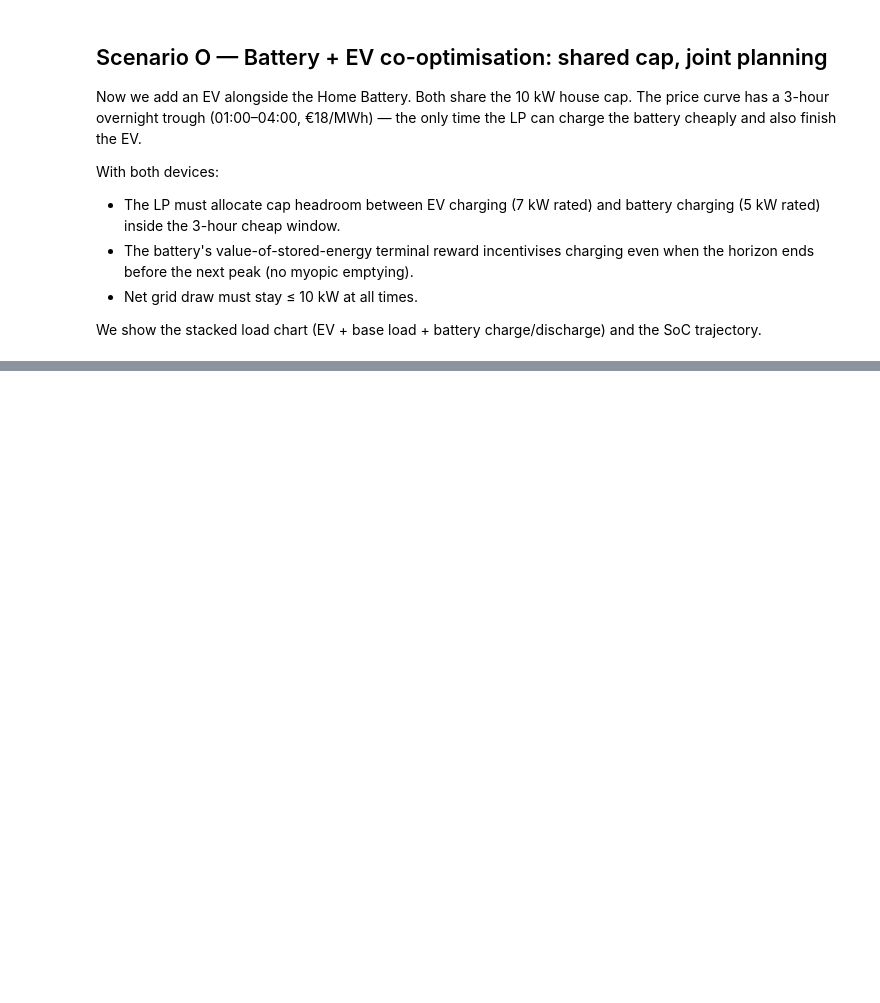
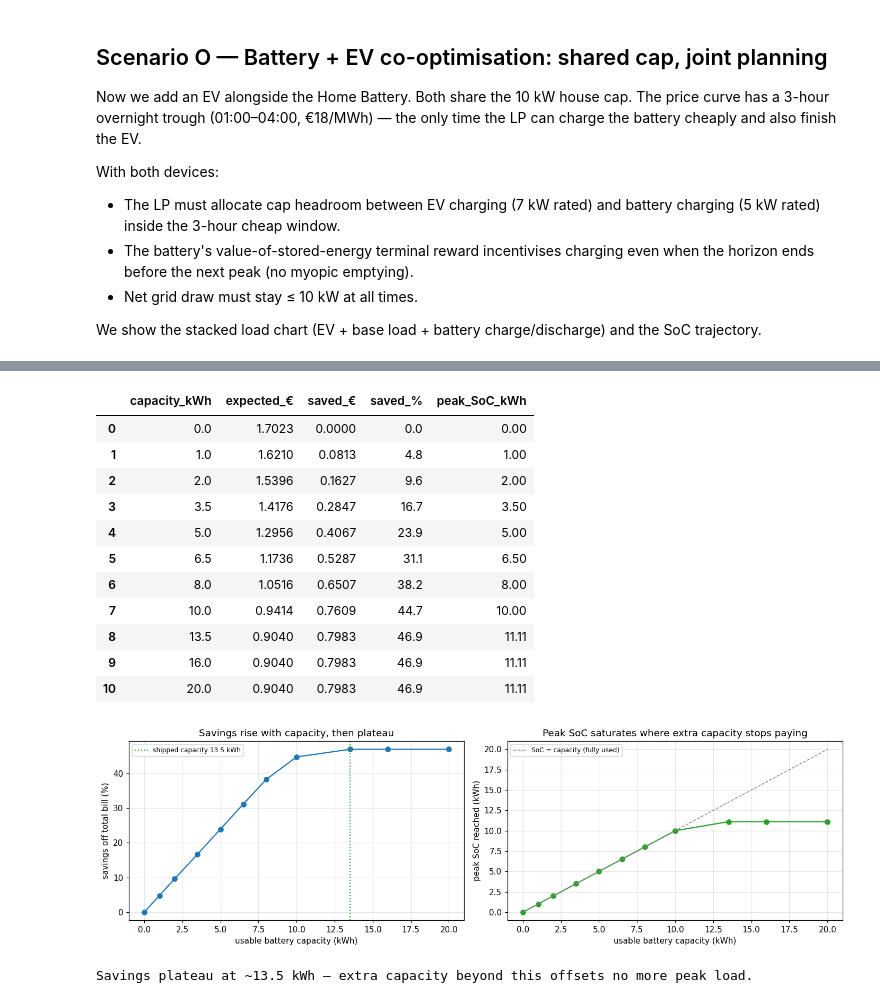
Before and after one commit to mjordanic/home-energy-planner, a Jupyter notebook: notebooks/05_optimizer.ipynb, the cells around one changed output, grey strips where cells are left out. Saved outputs shown, nothing was run; the diff lists cells and outputs as text; code cells hidden in the pictures; blank space fills up the shorter version.

```diff
--- a/notebooks/05_optimizer.ipynb
+++ b/notebooks/05_optimizer.ipynb
@@ -1273,3 +1520,63 @@ plt.show()
+# %%
+# Sweep usable capacity on the same realistic day as Scenario P.
+caps_R = [0.0, 1.0, 2.0, 3.5, 5.0, 6.5, 8.0, 10.0, 13.5, 16.0, 20.0]
+base_cost_R = solve_receding_horizon(**common_P, battery_spec=None).expected_cost
+
+rows_R = []
+for cap in caps_R:
+    if cap <= 0.0:
+        cost, soc_max = base_cost_R, 0.0
+    else:
+        s = solve_receding_horizon(
+            **common_P, battery_spec=BatterySpec(capacity_kwh=cap), initial_soc_kwh=0.0,
+        )
+        cost = s.expected_cost
+        soc_max = max(s.soc_kwh) if s.soc_kwh else 0.0
+    rows_R.append({
+        "capacity_kWh": cap,
+        "expected_€": round(cost, 4),
+        "saved_€": round(base_cost_R - cost, 4),
+        "saved_%": round((1 - cost / base_cost_R) * 100, 1),
+        "peak_SoC_kWh": round(soc_max, 2),
+    })
+df_R = pd.DataFrame(rows_R)
+display(df_R)
+
+fig_R, (axr1, axr2) = plt.subplots(1, 2, figsize=(13, 4))
+axr1.plot(df_R["capacity_kWh"], df_R["saved_%"], "o-", color="#1f77b4")
+axr1.axvline(BatterySpec().capacity_kwh, color="#2ca02c", ls=":", lw=1.4,
+             label=f"shipped capacity {BatterySpec().capacity_kwh} kWh")
+axr1.set_xlabel("usable battery capacity (kWh)")
+axr1.set_ylabel("savings off total bill (%)")
+axr1.set_title("Savings rise with capacity, then plateau")
+axr1.legend(fontsize=8)
+axr2.plot(df_R["capacity_kWh"], df_R["peak_SoC_kWh"], "o-", color="#2ca02c")
+axr2.plot([0, df_R["capacity_kWh"].max()], [0, df_R["capacity_kWh"].max()],
+          color="#888", ls="--", lw=1.0, label="SoC = capacity (fully used)")
+axr2.set_xlabel("usable battery capacity (kWh)")
+axr2.set_ylabel("peak SoC reached (kWh)")
+axr2.set_title("Peak SoC saturates where extra capacity stops paying")
+axr2.legend(fontsize=8)
+plt.tight_layout()
+plt.show()
+
+knee = df_R[df_R["saved_€"] >= df_R["saved_€"].max() - 1e-6]["capacity_kWh"].min()
+print(f"Savings plateau at ~{knee:.1f} kWh — extra capacity beyond this offsets no more peak load.")
+# %% [output]
+|  | capacity_kWh | expected_€ | saved_€ | saved_% | peak_SoC_kWh |
+| 0 | 0.0 | 1.7023 | 0.0000 | 0.0 | 0.00 |
+| 1 | 1.0 | 1.6210 | 0.0813 | 4.8 | 1.00 |
+| 2 | 2.0 | 1.5396 | 0.1627 | 9.6 | 2.00 |
+| 3 | 3.5 | 1.4176 | 0.2847 | 16.7 | 3.50 |
+| 4 | 5.0 | 1.2956 | 0.4067 | 23.9 | 5.00 |
+| 5 | 6.5 | 1.1736 | 0.5287 | 31.1 | 6.50 |
+| 6 | 8.0 | 1.0516 | 0.6507 | 38.2 | 8.00 |
+| 7 | 10.0 | 0.9414 | 0.7609 | 44.7 | 10.00 |
+| 8 | 13.5 | 0.9040 | 0.7983 | 46.9 | 11.11 |
+| 9 | 16.0 | 0.9040 | 0.7983 | 46.9 | 11.11 |
+| 10 | 20.0 | 0.9040 | 0.7983 | 46.9 | 11.11 |
+[figure, added]
+Savings plateau at ~13.5 kWh — extra capacity beyond this offsets no more peak load.
 # %% [markdown]
 ## Summary
 
```
Also changed, not shown: parts of 9 cells of this notebook, 7 other files.
